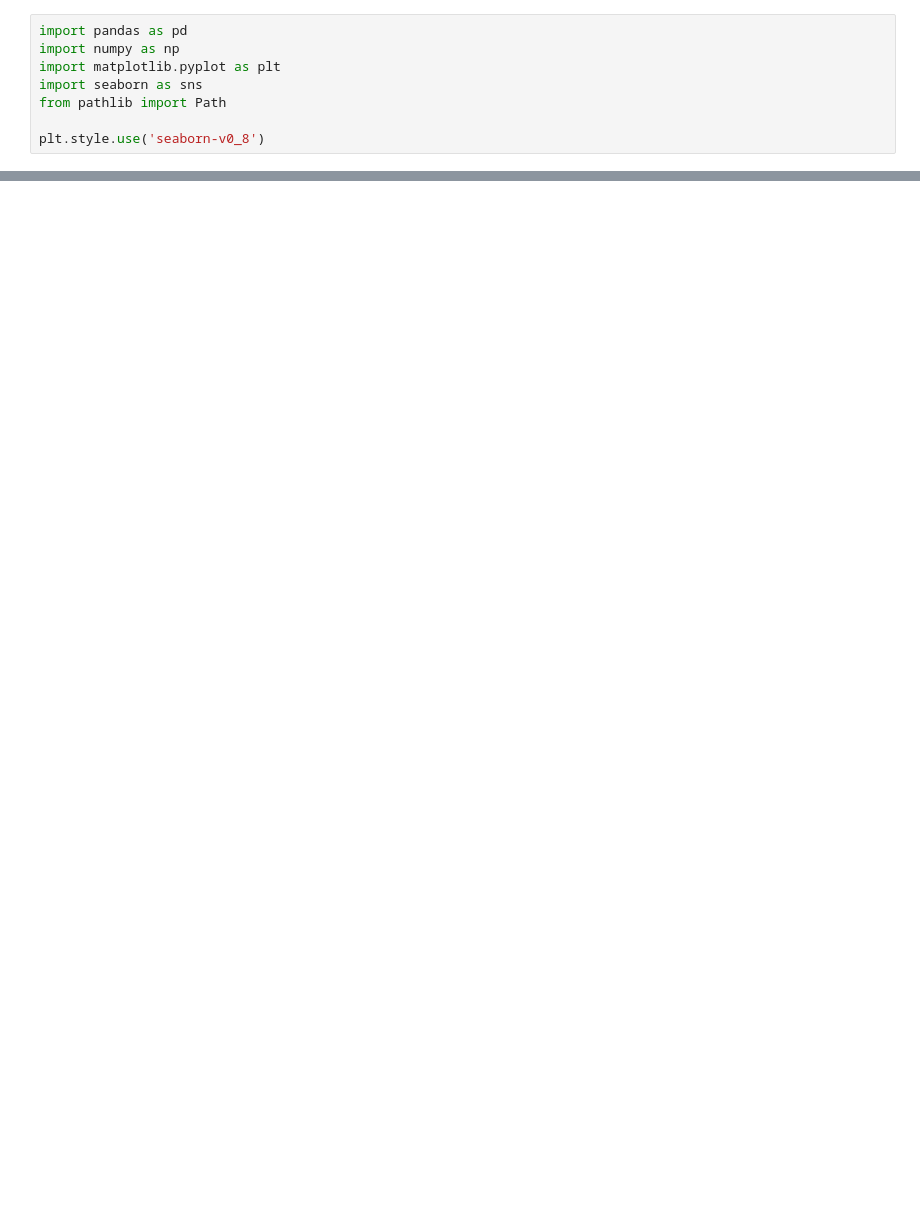
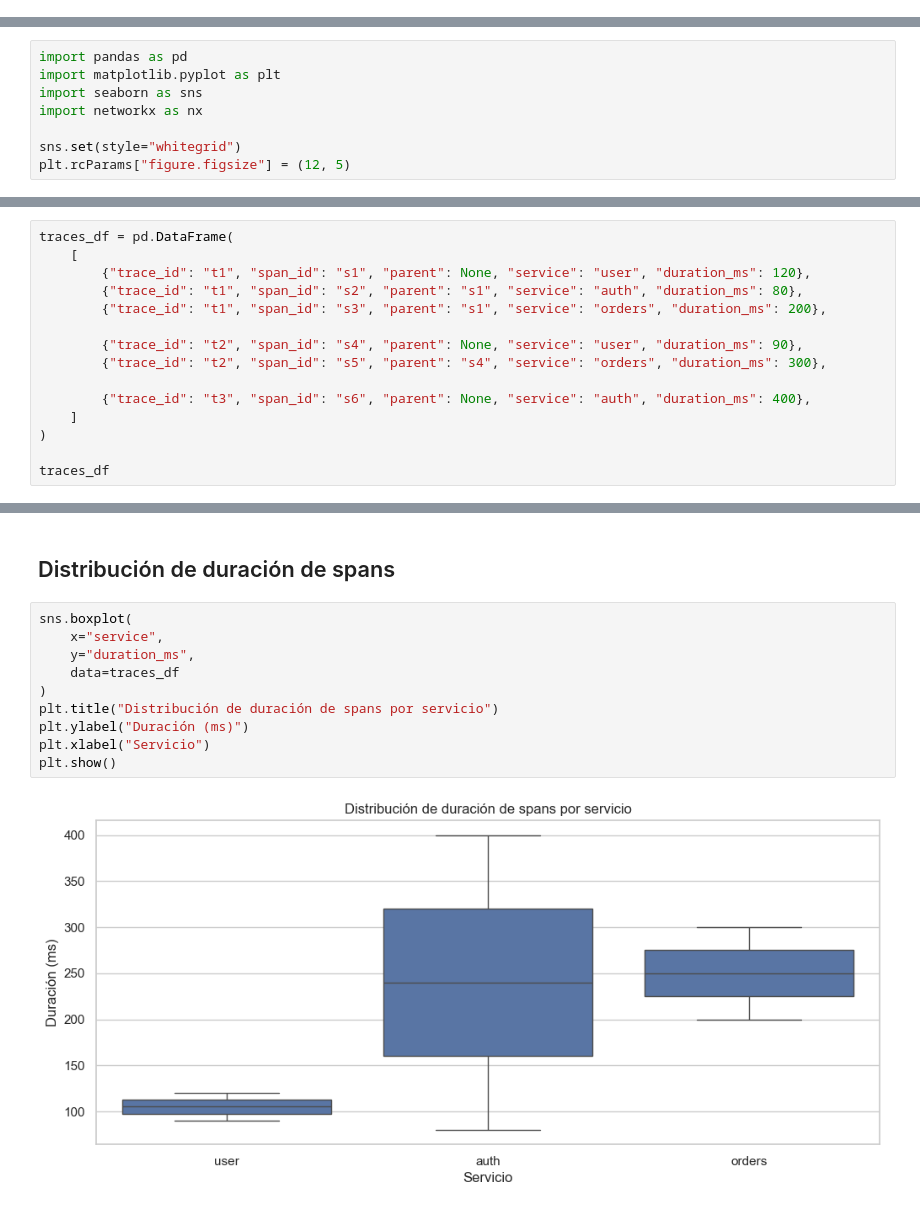
Before and after one commit to kano96/TFM-Unir, a Jupyter notebook: notebooks/03_eda_traces.ipynb, the cells around one changed output, grey strips where cells are left out. Cells and saved outputs as stored; diff of their text form; blank space fills up the shorter version.

```diff
--- a/notebooks/03_eda_traces.ipynb
+++ b/notebooks/03_eda_traces.ipynb
@@ -3,8 +15,0 @@ Este notebook tiene como objetivo realizar un análisis exploratorio de los dato
-# %%
-import pandas as pd
-import numpy as np
-import matplotlib.pyplot as plt
-import seaborn as sns
-from pathlib import Path
-
-plt.style.use('seaborn-v0_8')
@@ -12,0 +36,8 @@ ModuleNotFoundError: No module named 'pandas'
+# %%
+import pandas as pd
+import matplotlib.pyplot as plt
+import seaborn as sns
+import networkx as nx
+
+sns.set(style="whitegrid")
+plt.rcParams["figure.figsize"] = (12, 5)
@@ -12,0 +55,15 @@ ModuleNotFoundError: No module named 'pandas'
+# %%
+traces_df = pd.DataFrame(
+    [
+        {"trace_id": "t1", "span_id": "s1", "parent": None, "service": "user", "duration_ms": 120},
+        {"trace_id": "t1", "span_id": "s2", "parent": "s1", "service": "auth", "duration_ms": 80},
+        {"trace_id": "t1", "span_id": "s3", "parent": "s1", "service": "orders", "duration_ms": 200},
+
+        {"trace_id": "t2", "span_id": "s4", "parent": None, "service": "user", "duration_ms": 90},
+        {"trace_id": "t2", "span_id": "s5", "parent": "s4", "service": "orders", "duration_ms": 300},
+
+        {"trace_id": "t3", "span_id": "s6", "parent": None, "service": "auth", "duration_ms": 400},
+    ]
+)
+
+traces_df
@@ -12,0 +78,14 @@ ModuleNotFoundError: No module named 'pandas'
+# %% [markdown]
+## Distribución de duración de spans
+# %%
+sns.boxplot(
+    x="service",
+    y="duration_ms",
+    data=traces_df
+)
+plt.title("Distribución de duración de spans por servicio")
+plt.ylabel("Duración (ms)")
+plt.xlabel("Servicio")
+plt.show()
+# %% [output]
+[figure, added]
```
Also changed, not shown: parts of 19 cells of this notebook, 1 other file.
